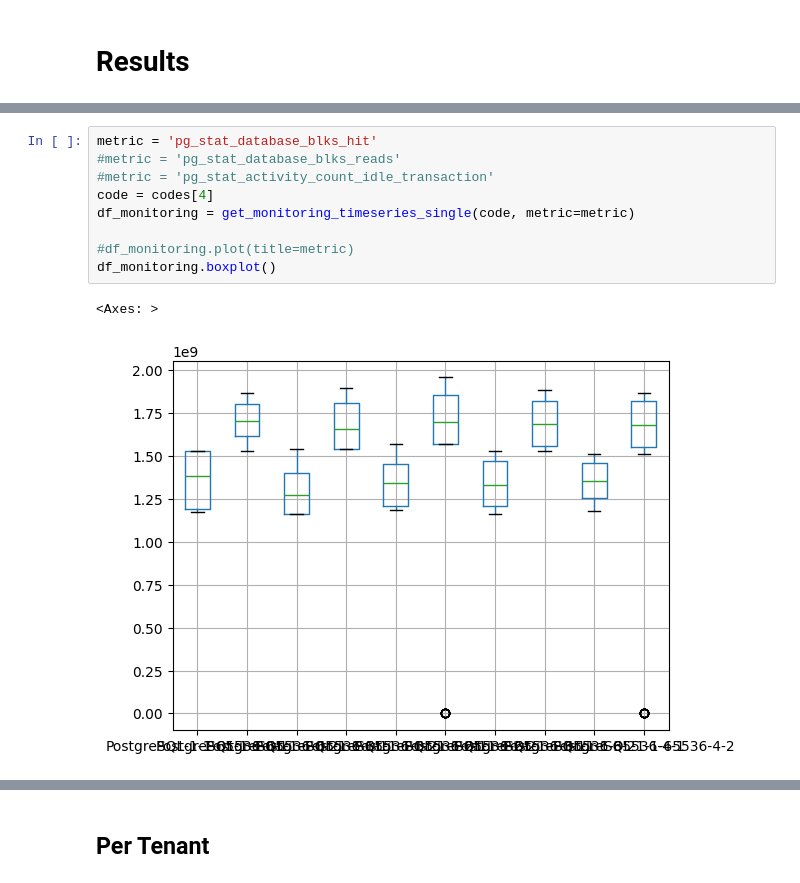
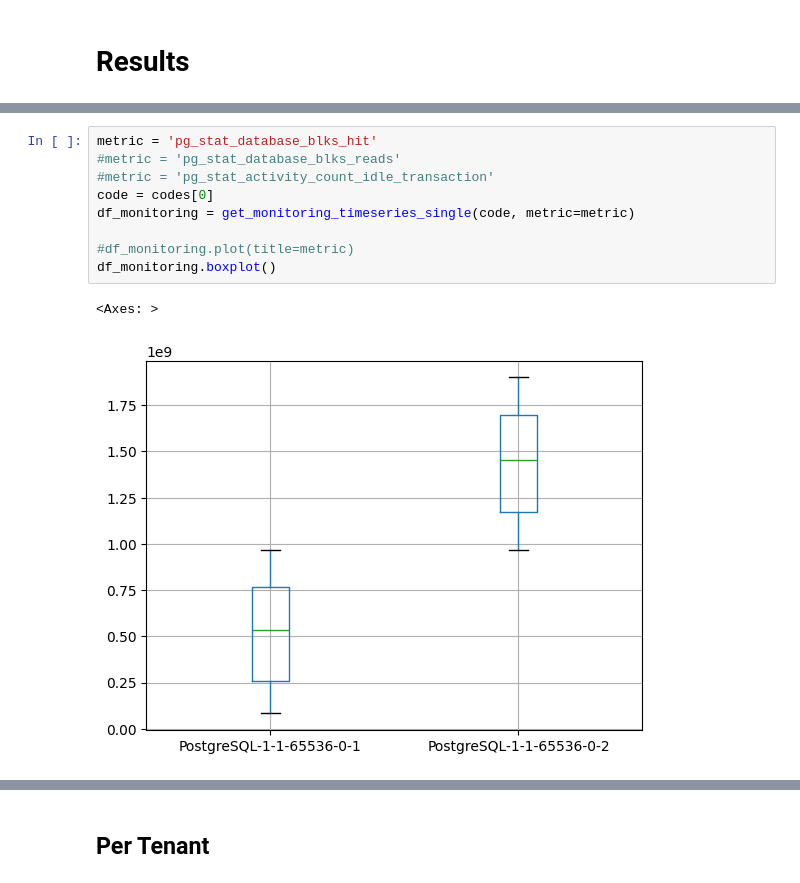
Before and after one commit to Beuth-Erdelt/Benchmark-Experiment-Host-Manager, a Jupyter notebook: dev/MT-Benchbase-Merge-PVC-args-metrics.ipynb, the cells around one changed output, grey strips where cells are left out. Cells and saved outputs as stored; diff of their text form.

```diff
--- a/dev/MT-Benchbase-Merge-PVC-args-metrics.ipynb
+++ b/dev/MT-Benchbase-Merge-PVC-args-metrics.ipynb
@@ -617,15 +640,15 @@ codes
 # %%
 metric = 'pg_stat_database_blks_hit'
 #metric = 'pg_stat_database_blks_reads'
 #metric = 'pg_stat_activity_count_idle_transaction'
-code = codes[4]
+code = codes[0]
 df_monitoring = get_monitoring_timeseries_single(code, metric=metric)
 
 #df_monitoring.plot(title=metric)
 df_monitoring.boxplot()
 # %% [output]
 <Axes: >
-[figure, old version]
+[figure, new version]
 # %%
 metric = 'pg_stat_database_blks_hit'
 metric = 'pg_stat_activity_count_idle_transaction'
```
Also changed, not shown: parts of 44 cells of this notebook, 30 other files.
